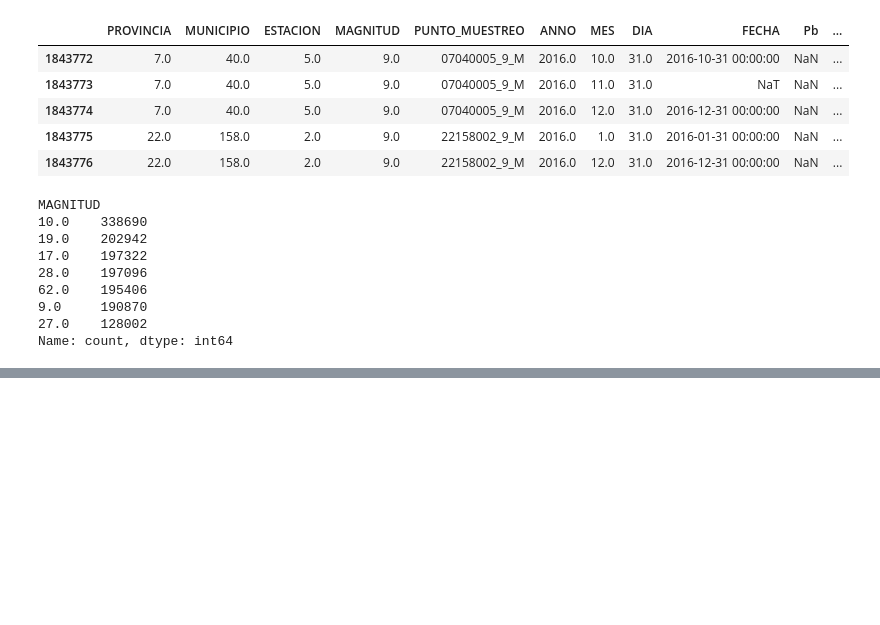
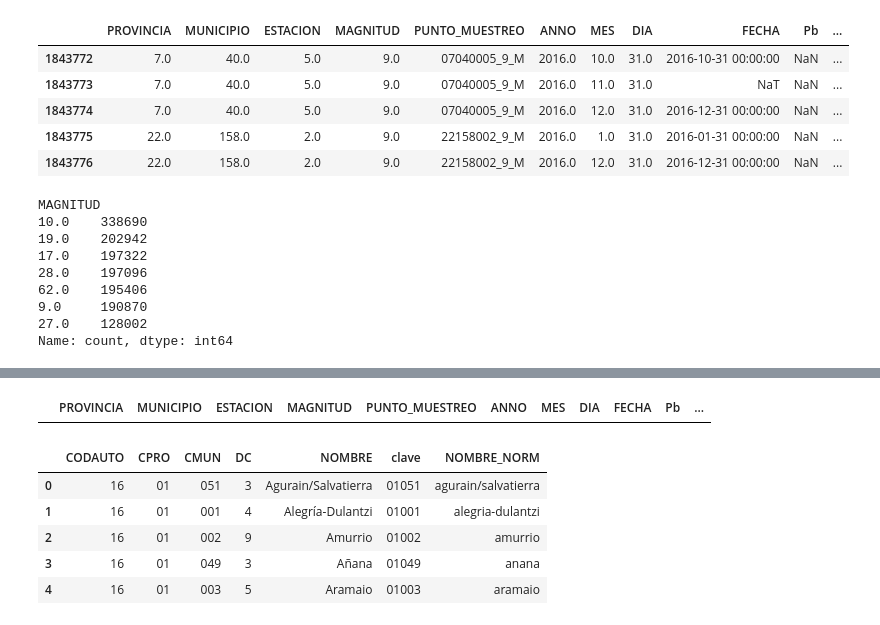
Before and after one commit to 4GeeksAcademy/Finarosalina_proyecto_final, a Jupyter notebook: src/explore.ipynb, the cells around one changed output, grey strips where cells are left out. Drawn from its saved outputs; the diff is of its cells as text; code cells hidden in the pictures; blank space fills up the shorter version.

```diff
--- a/src/explore.ipynb
+++ b/src/explore.ipynb
@@ -482,0 +393,6 @@ df_final.tail()
+# %%
+# para sustituir los condigos de los municipios por su nombre necesito cargar los codigos de los municipios del INE
+df_2013 = pd.read_excel('/workspaces/Finarosalina_proyecto_final/data/raw/13codmun.xls')
+df_2023 = pd.read_excel('/workspaces/Finarosalina_proyecto_final/data/raw/diccionario23.xlsx')
+
+df_2013.head()
@@ -482,0 +415,37 @@ df_final.tail()
+# %%
+df_2023.columns = df_2023.iloc[0]  # Asigna la primera fila como nombres de columnas
+df_2023 = df_2023.drop(df_2023.index[0]).reset_index(drop=True)  # Elimina esa fila
+df_2013.columns = df_2013.iloc[0]  # Asigna la primera fila como nombres de columnas
+df_2013 = df_2013.drop(df_2013.index[0]).reset_index(drop=True)  # Elimina esa fila
+# %%
+# para quedarnos solo con los datos de las capitales de provincia necesito convertir los municipios nombre.
+# a lo largo de los años los codigos de los municipios pueden haber cambiado de ahi que compare el primer y ultimo año
+
+# Normalizar nombres columnas. Añado una col de nan a 2013 para que tengan el mismo numero de columnas, y poder cotejar las tablas.
+import numpy as np
+df_2013['COL_NAN'] = np.nan
+
+df_2013.columns = ['COL_NAN', 'CPRO', 'CMUN', 'DC', 'NOMBRE']
+df_2023.columns = ['CODAUTO', 'CPRO', 'CMUN', 'DC', 'NOMBRE']
+
+# claves únicas para códigos (con ceros para estandarizar)
+df_2013['clave'] = df_2013['CPRO'].astype(str).str.zfill(2) + df_2013['CMUN'].astype(str).str.zfill(3)
+df_2023['clave'] = df_2023['CPRO'].astype(str).str.zfill(2) + df_2023['CMUN'].astype(str).str.zfill(3)
+
+# Detectar códigos que están en 2013 pero no en 2023 y viceversa
+claves_2013 = set(df_2013['clave'])
+claves_2023 = set(df_2023['clave'])
+
+solo_2013 = claves_2013 - claves_2023
+solo_2023 = claves_2023 - claves_2013
+
+print(f'Municipios con código solo en 2013: {len(solo_2013)}')
+print(f'Municipios con código solo en 2023: {len(solo_2023)}')
+
+# Mostrar diferencias para inspección
+print("Diferencias 2013:")
+print(df_2013[df_2013['clave'].isin(solo_2013)][['clave', 'NOMBRE']])
+print("Diferencias 2023:")
+print(df_2023[df_2023['clave'].isin(solo_2023)][['clave', 'NOMBRE']])
+
+# como los que han cambiado no son capitales de provincia, no  afecta para descodificar
@@ -482,0 +526,31 @@ df_final.tail()
+# %%
+# Convertir a enteros por si hay decimales
+df_airq['PROVINCIA'] = df_airq['PROVINCIA'].astype(int)
+df_airq['MUNICIPIO'] = df_airq['MUNICIPIO'].astype(int)
+
+# Ver si hay coincidencia con Castelló de la Plana
+df_airq[
+    (df_airq['PROVINCIA'] == 12) &
+    (df_airq['MUNICIPIO'] == 40)
+]
+
+# Asegurarse de que los valores son enteros
+df_airq['PROVINCIA'] = df_airq['PROVINCIA'].astype(int)
+df_airq['MUNICIPIO'] = df_airq['MUNICIPIO'].astype(int)
+
+# Buscar Las Palmas de Gran Canaria por clave (CPRO=35, CMUN=016)
+df_airq[
+    (df_airq['PROVINCIA'] == 35) &
+    (df_airq['MUNICIPIO'] == 16)
+]
+# %% [output]
+|  | PROVINCIA | MUNICIPIO | ESTACION | MAGNITUD | PUNTO_MUESTREO | ANNO | MES | DIA | FECHA | Pb | ... |
+# %%
+df_2023.head()
+# %% [output]
+|  | CODAUTO | CPRO | CMUN | DC | NOMBRE | clave | NOMBRE_NORM |
+| 0 | 16 | 01 | 051 | 3 | Agurain/Salvatierra | 01051 | agurain/salvatierra |
+| 1 | 16 | 01 | 001 | 4 | Alegría-Dulantzi | 01001 | alegria-dulantzi |
+| 2 | 16 | 01 | 002 | 9 | Amurrio | 01002 | amurrio |
+| 3 | 16 | 01 | 049 | 3 | Añana | 01049 | anana |
+| 4 | 16 | 01 | 003 | 5 | Aramaio | 01003 | aramaio |
```
Also changed, not shown: parts of 39 cells of this notebook, 27 other files.
